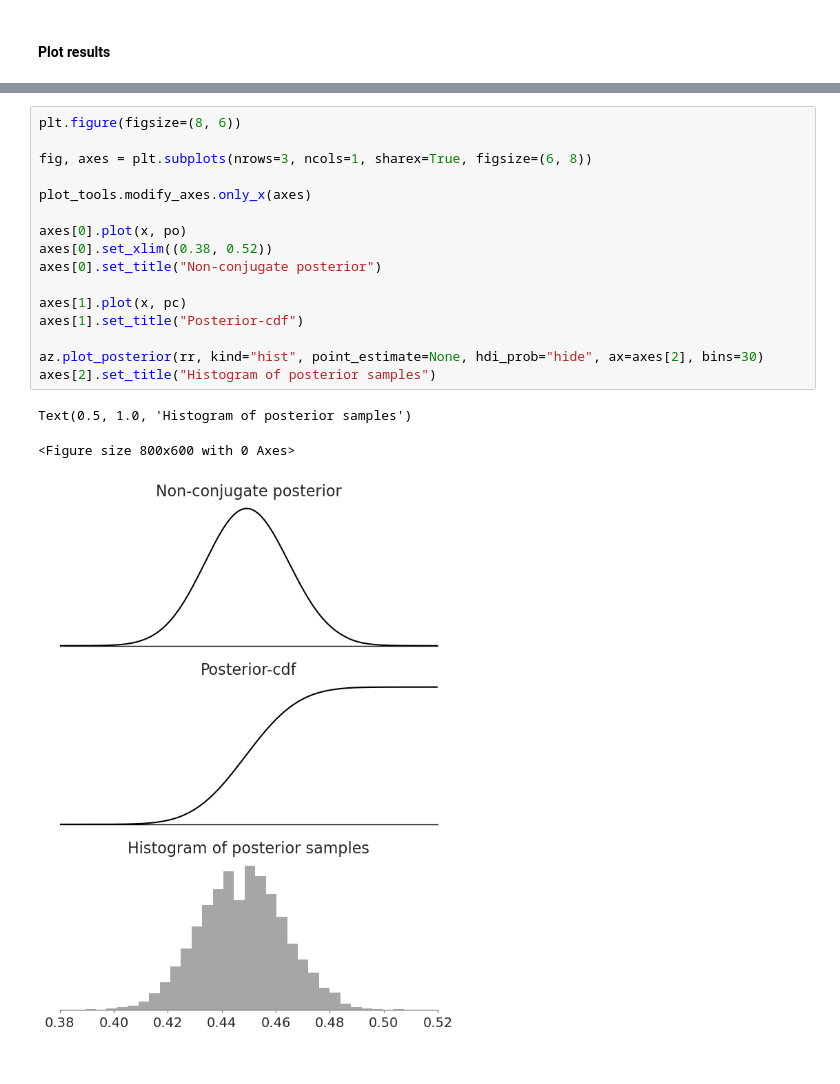
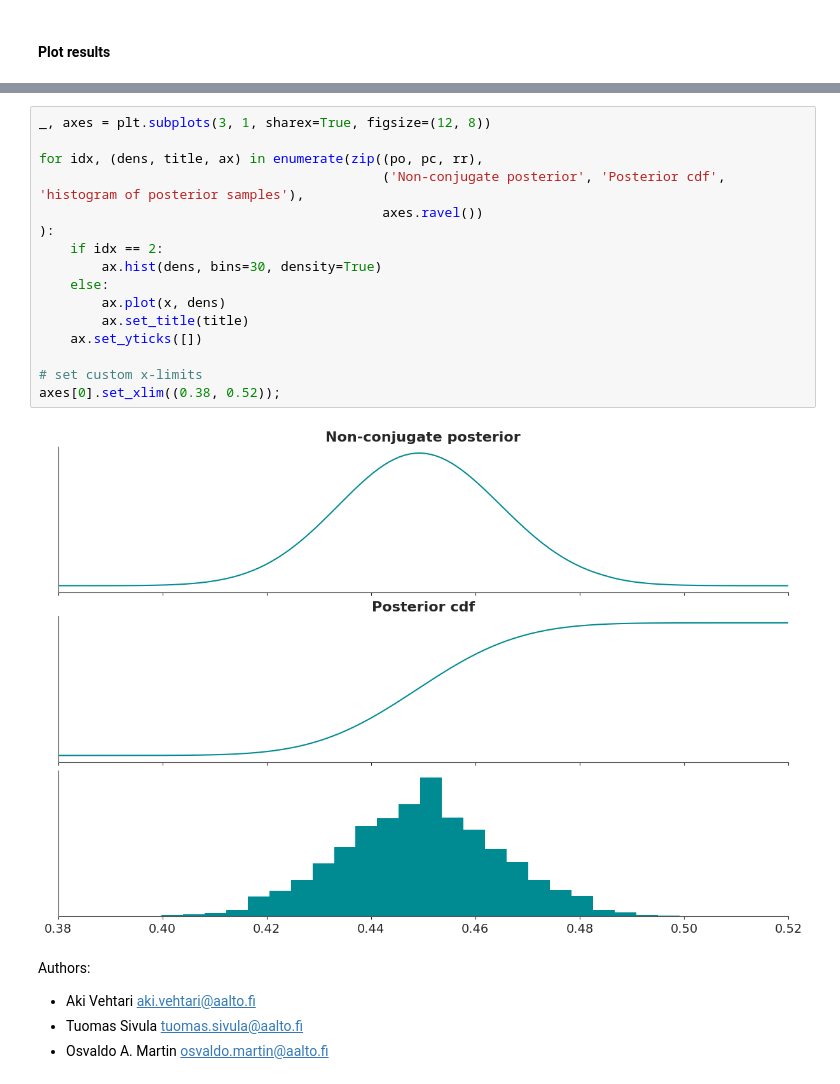
Before and after one commit to avehtari/BDA_py_demos, a Jupyter notebook: demos_ch2/demo2_4.ipynb, the cells around one changed output, grey strips where cells are left out. Saved outputs shown, nothing was run; the diff lists cells and outputs as text.

```diff
--- a/demos_ch2/demo2_4.ipynb
+++ b/demos_ch2/demo2_4.ipynb
@@ -99,20 +67,23 @@ axes[0].set_xlim((0.35, 0.65));
-# %%
-plt.figure(figsize=(8, 6))
-
-fig, axes = plt.subplots(nrows=3, ncols=1, sharex=True, figsize=(6, 8))
-
-plot_tools.modify_axes.only_x(axes)
-
-axes[0].plot(x, po)
-axes[0].set_xlim((0.38, 0.52))
-axes[0].set_title("Non-conjugate posterior")
-
-axes[1].plot(x, pc)
-axes[1].set_title("Posterior-cdf")
-
-az.plot_posterior(rr, kind="hist", point_estimate=None, hdi_prob="hide", ax=axes[2], bins=30)
-axes[2].set_title("Histogram of posterior samples")
-# %% [output]
-Text(0.5, 1.0, 'Histogram of posterior samples')
-<Figure size 800x600 with 0 Axes>
-[figure, removed]
+# %%
+_, axes = plt.subplots(3, 1, sharex=True, figsize=(12, 8))
+
+for idx, (dens, title, ax) in enumerate(zip((po, pc, rr),
+                                            ('Non-conjugate posterior', 'Posterior cdf', 'histogram of posterior samples'),
+                                            axes.ravel())
+):
+    if idx == 2:
+        ax.hist(dens, bins=30, density=True)
+    else:
+        ax.plot(x, dens)
+        ax.set_title(title)
+    ax.set_yticks([])
+
+# set custom x-limits
+axes[0].set_xlim((0.38, 0.52));
+# %% [output]
+[figure, added]
+# %% [markdown]
+Authors:
+- Aki Vehtari <aki.vehtari@aalto.fi>
+- Tuomas Sivula <tuomas.sivula@aalto.fi>
+- Osvaldo A. Martin <osvaldo.martin@aalto.fi>
```
Also changed, not shown: parts of 9 cells of this notebook, 2 other files.
